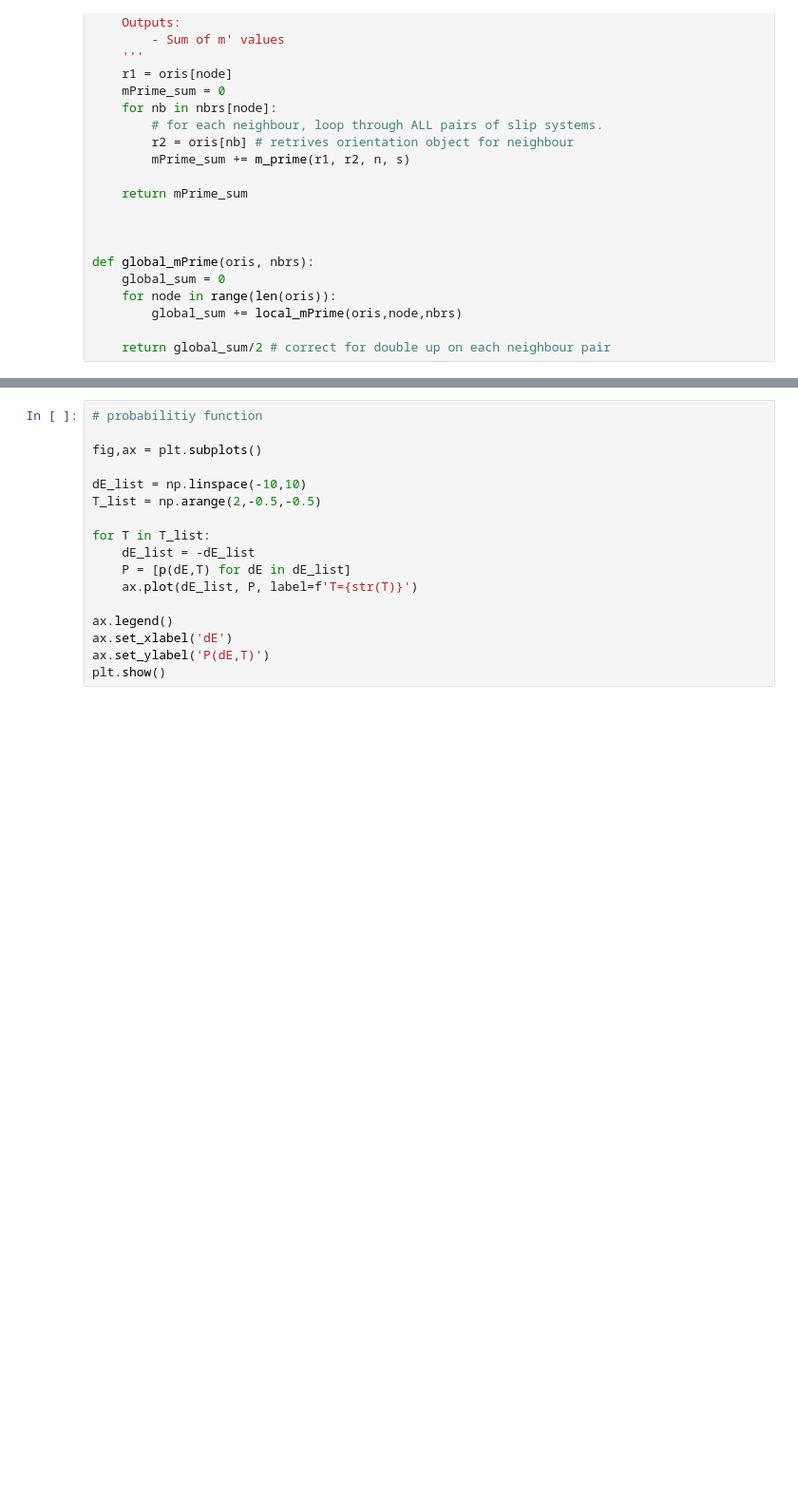
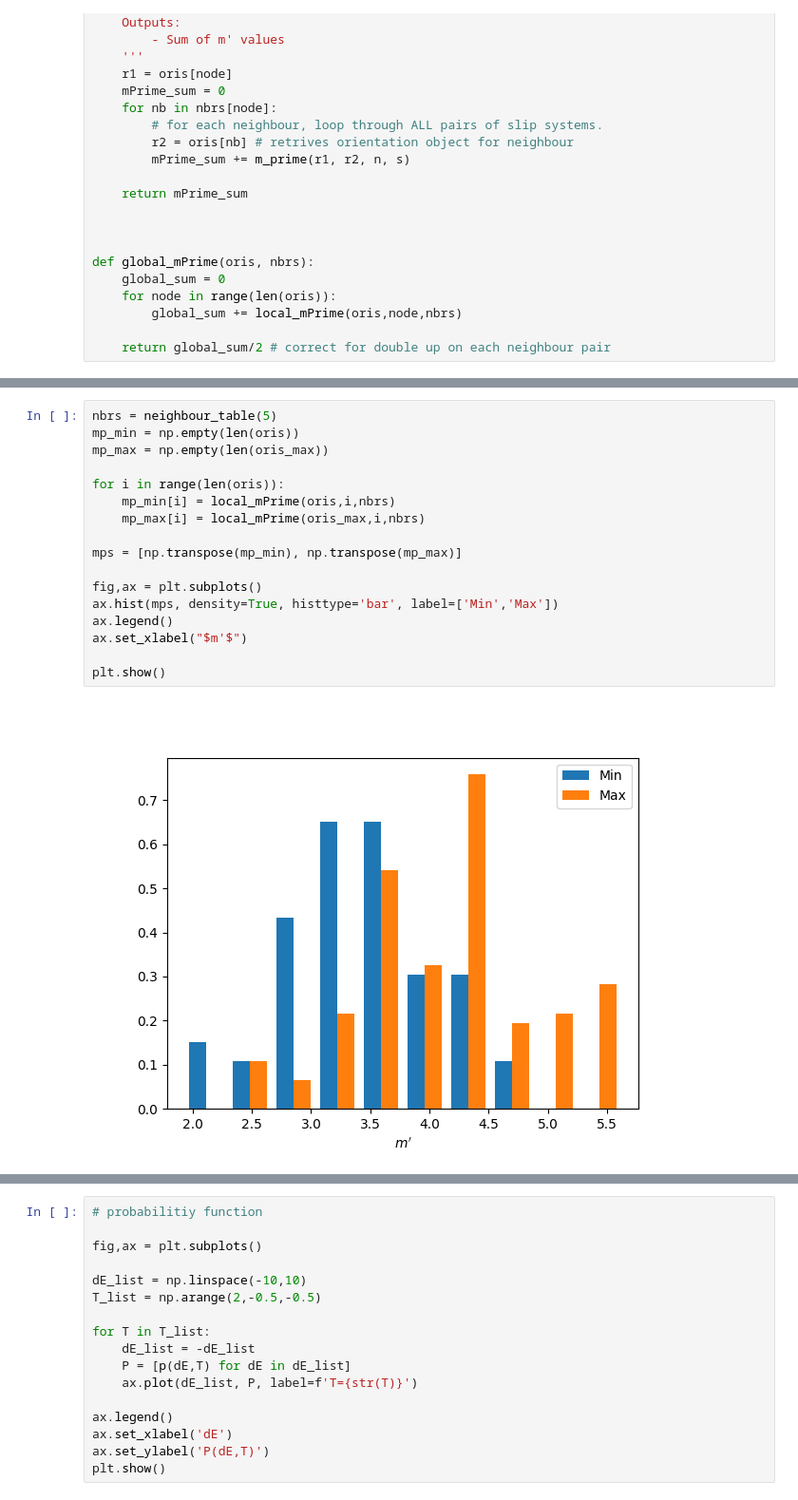
Before and after one commit to ethansprague22/MisorientationSimulatedAnneal, a Jupyter notebook: main.ipynb, the cells around one changed output, grey strips where cells are left out. Shown at 95% size. Drawn from its saved outputs; the diff is of its cells as text; blank space fills up the shorter version.

```diff
--- a/main.ipynb
+++ b/main.ipynb
@@ -320,0 +346,19 @@ plt.show()
+# %%
+nbrs = neighbour_table(5)
+mp_min = np.empty(len(oris))
+mp_max = np.empty(len(oris_max))
+
+for i in range(len(oris)):
+    mp_min[i] = local_mPrime(oris,i,nbrs)
+    mp_max[i] = local_mPrime(oris_max,i,nbrs)
+
+mps = [np.transpose(mp_min), np.transpose(mp_max)]
+
+fig,ax = plt.subplots()
+ax.hist(mps, density=True, histtype='bar', label=['Min','Max'])
+ax.legend()
+ax.set_xlabel("$m'$")
+
+plt.show()
+# %% [output]
+[figure, added]
```
Also changed, not shown: parts of 11 cells of this notebook, 1 other file.
